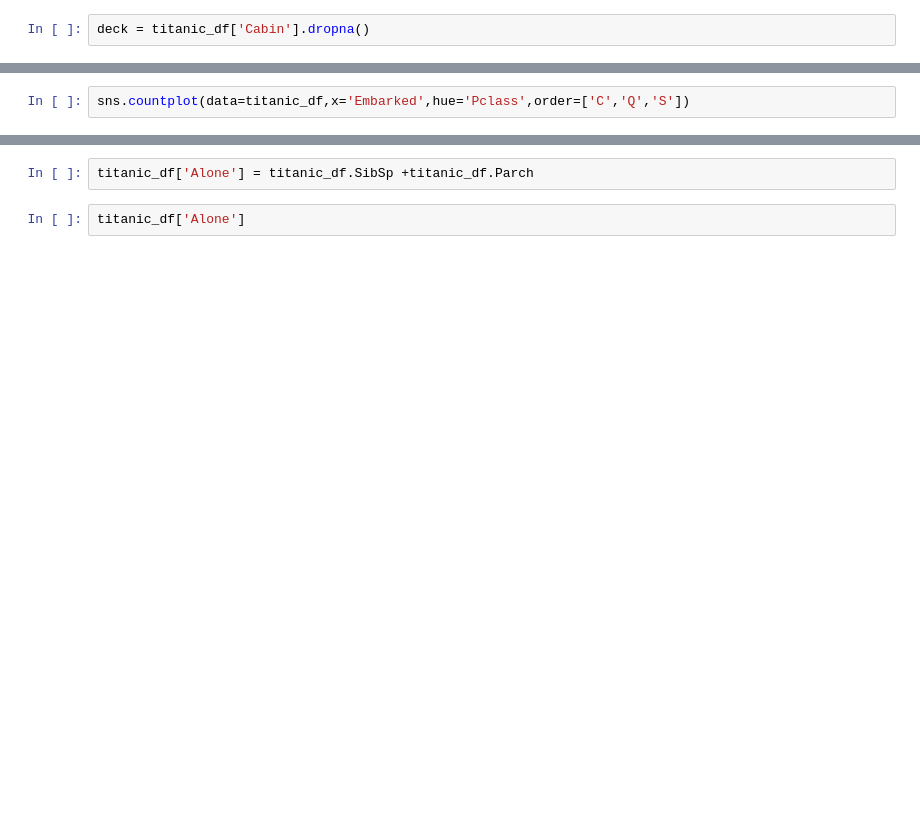
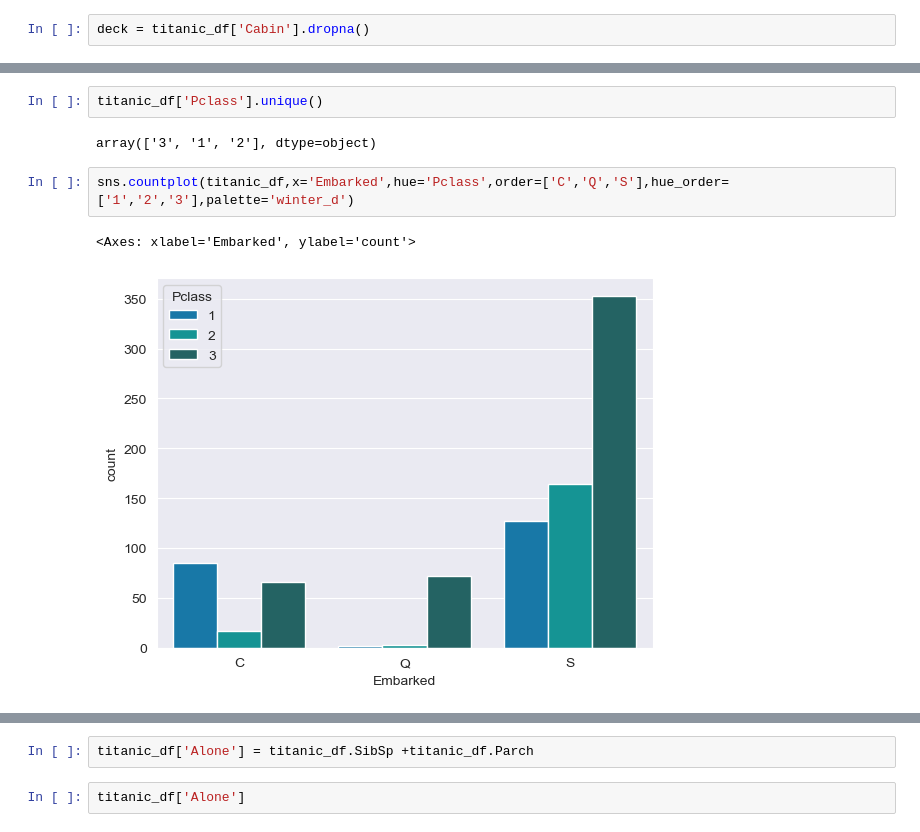
Before and after one commit to lumulli124/Titanic-Challenge, a Jupyter notebook: Kaggle - Titanic Challenge/Titanic Project.ipynb, the cells around one changed output, grey strips where cells are left out. Drawn from its saved outputs; the diff is of its cells as text; blank space fills up the shorter version.

```diff
--- a/Kaggle - Titanic Challenge/Titanic Project.ipynb
+++ b/Kaggle - Titanic Challenge/Titanic Project.ipynb
@@ -101,5 +206,12 @@ titanic_df.head()
+# %%
+titanic_df['Pclass'].unique()
+# %% [output]
+array(['3', '1', '2'], dtype=object)
 # %%
-sns.countplot(data=titanic_df,x='Embarked',hue='Pclass',order=['C','Q','S'])
+sns.countplot(titanic_df,x='Embarked',hue='Pclass',order=['C','Q','S'],hue_order=['1','2','3'],palette='winter_d')
+# %% [output]
+<Axes: xlabel='Embarked', ylabel='count'>
+[figure, added]
 # %%
 # Who was alone and who was with family?
 titanic_df.head()
```
Also changed, not shown: parts of 42 cells of this notebook.
